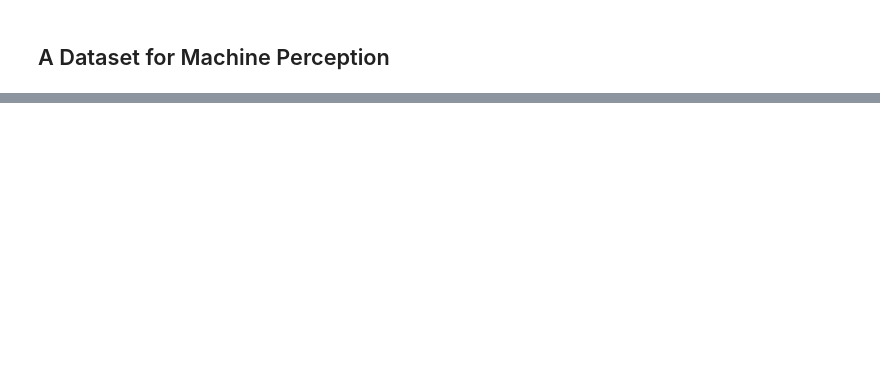
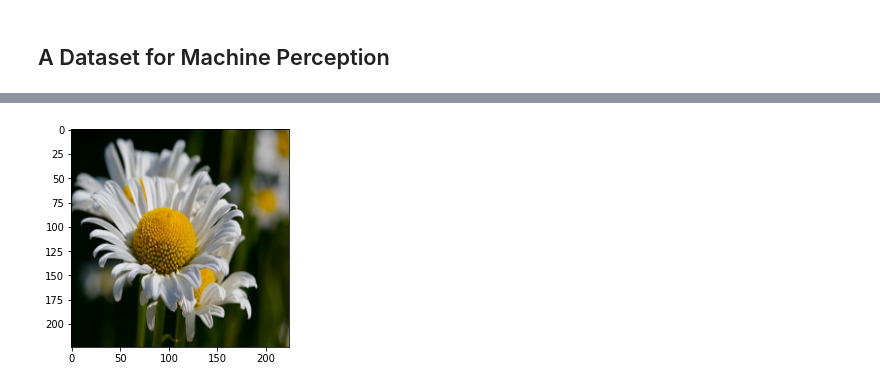
Before and after one commit to rahiakela/computer-vision-research-and-practice, a Jupyter notebook: practical-machine-learning-for-computer-vision/02-ml-models-for-vision/01_a_rule_based_model_for_machine_perception.ipynb, the cells around one changed output, grey strips where cells are left out. Drawn from its saved outputs; the diff is of its cells as text; code cells hidden in the pictures; blank space fills up the shorter version.

```diff
--- a/practical-machine-learning-for-computer-vision/02-ml-models-for-vision/01_a_rule_based_model_for_machine_perception.ipynb
+++ b/practical-machine-learning-for-computer-vision/02-ml-models-for-vision/01_a_rule_based_model_for_machine_perception.ipynb
@@ -25,0 +63,14 @@ Assume that we have collected and labeled a dataset of nearly four thousand phot
+# %%
+IMG_HEIGHT = 224
+IMG_WIDTH = 224
+IMG_CHANNELS = 3
+
+def read_and_decode(filename, reshape_dims):
+  # 1.Read the file
+  img = tf.io.read_file(filename)
+  # 2.Convert the compressed string to a 3D uint8 tensor
+  img = tf.image.decode_jpeg(img, channels=IMG_CHANNELS)
+  # 3.Use `convert_image_dtype` to convert to floats in the [0,1] range
+  img = tf.image.convert_image_dtype(img, tf.float32)
+  # 4.Resize the image to the desired size
+  return tf.image.resize(img, reshape_dims)
@@ -25,0 +94,8 @@ Assume that we have collected and labeled a dataset of nearly four thousand phot
+# %%
+def show_image(filename):
+  img = read_and_decode(filename, [IMG_HEIGHT, IMG_WIDTH])
+  plt.imshow(img.numpy())
+# %%
+show_image("gs://practical-ml-vision-book/flowers_5_jpeg/flower_photos/daisy/754296579_30a9ae018c_n.jpg")
+# %% [output]
+[figure, added]
```
Also changed, not shown: parts of 11 cells of this notebook.
